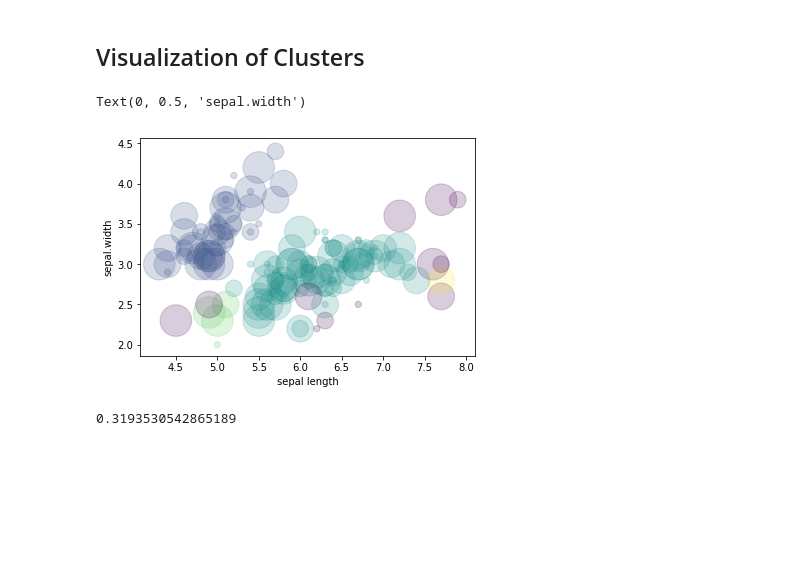
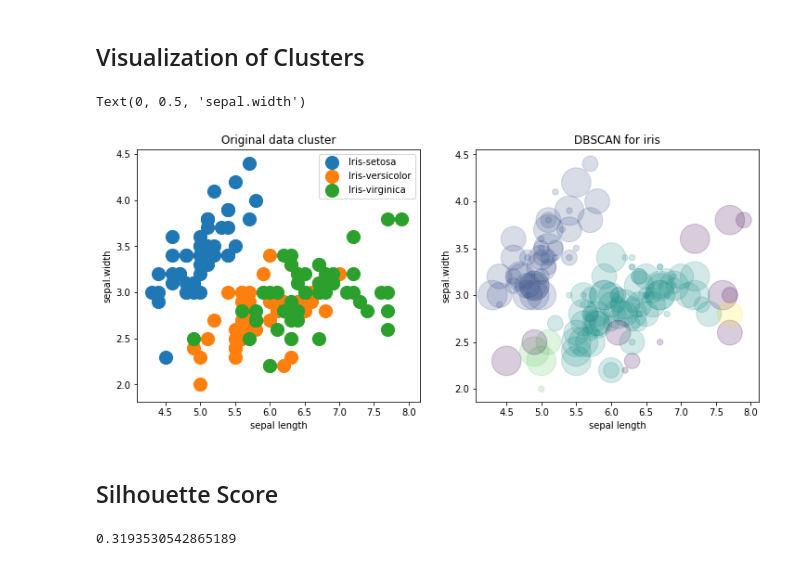
Before and after one commit to anisbhsl/Data-Mining-Assignment, a Jupyter notebook: DBSCAN/DBSCAN.ipynb, the cells around one changed output. Cells and saved outputs as stored; diff of their text form; code cells hidden in the pictures; blank space fills up the shorter version.

Commit message:
dbscan

```diff
--- a/DBSCAN/DBSCAN.ipynb
+++ b/DBSCAN/DBSCAN.ipynb
@@ -130,12 +136,38 @@ set(labels)
 {-1, 0, 1, 2, 3}
 # %% [markdown]
 ## Visualization of Clusters
-# %%
-plt.scatter(m[:,0], m[:,1], alpha=0.2,
-            s=200*m[3], c=labels, cmap='viridis')
-plt.xlabel('sepal length')
-plt.ylabel('sepal.width')
-# %% [output]
-Text(0, 0.5, 'sepal.width')
-[figure, removed]
+# %%
+original=pd.read_csv('iris.data')
+original.head(10)
+
+
+plt.figure(figsize=(12, 5))
+
+plt.subplot(1,2,1)
+iris_types = ['Iris-setosa', 'Iris-versicolor', 'Iris-virginica']
+for iris_type in iris_types:
+    plt.scatter(
+        original['5.1'][original['Iris-setosa'] == iris_type],
+        original['3.5'][original['Iris-setosa'] == iris_type],
+        label=iris_type,s=200,cmap='viridis'
+    )
+plt.legend()
+plt.title('Original data cluster')
+plt.xlabel('sepal length')
+plt.ylabel('sepal.width')
+
+
+
+
+plt.subplot(1,2,2)
+plt.scatter(m[:,0], m[:,1], alpha=0.2,
+            s=200*m[3], c=labels, cmap='viridis')
+plt.title('DBSCAN for iris')
+plt.xlabel('sepal length')
+plt.ylabel('sepal.width')
+# %% [output]
+Text(0, 0.5, 'sepal.width')
+[figure, added]
+# %% [markdown]
+## Silhouette Score
 # %%
```
Also changed, not shown: parts of 5 cells of this notebook, 2 other files.
